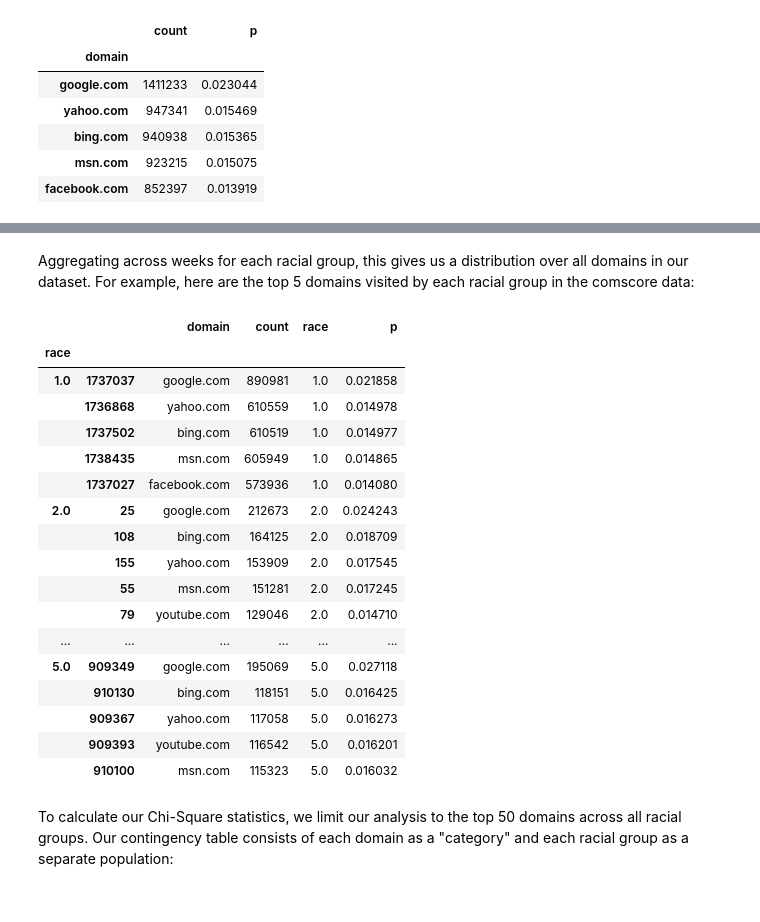
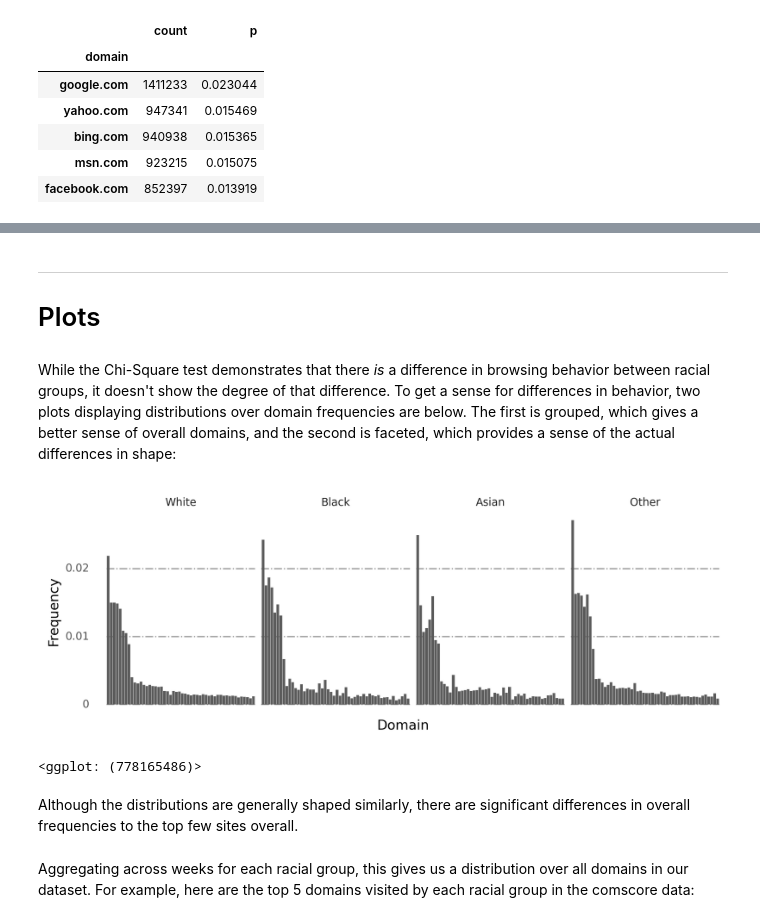
Before and after one commit to aberke/floc-analysis, a Jupyter notebook: notebooks/sensitivity-by-race-by-domain-visit-frequency.ipynb, the cells around one changed output, grey strips where cells are left out. Saved outputs shown, nothing was run; the diff lists cells and outputs as text; code cells hidden in the pictures.

```diff
--- a/notebooks/sensitivity-by-race-by-domain-visit-frequency.ipynb
+++ b/notebooks/sensitivity-by-race-by-domain-visit-frequency.ipynb
@@ -128,5 +91,6 @@ race_distributions.head()
 # %%
 all_distribution = (race_distributions
+ .query("race != 6.0")
  .drop(['race', 'p'], axis=1)
  .groupby('domain')
  .aggregate({'count': sum})
@@ -156,0 +193,15 @@ top_domains.head()
+# %% [markdown]
+---
+# Plots
+# %% [markdown]
+While the Chi-Square test demonstrates that there *is* a difference in browsing behavior between racial groups, it doesn't show the degree of that difference. To get a sense for differences in behavior, two plots displaying distributions over domain frequencies are below. The first is grouped, which gives a better sense of overall domains, and the second is faceted, which provides a sense of the actual differences in shape:
+# %%
+# get top 50 for demonstration
+top_domains = all_distribution.nlargest(50, columns='p')
+race_dist_df = race_distributions[race_distributions.domain.isin(top_domains.index)]
+
+race_X = (race_dist_df
+ [['domain', 'race', 'count']]
+ .pivot(index='domain', columns='race')
+          # calc frequencies
+)
@@ -157,28 +232,37 @@ top_domains.head()
+# %%
+from plotnine import geom_density, geom_col
+(plot_df
+ # reorder
+ .assign(race=lambda x: x.race.cat.reorder_categories([
+     "white",
+     "black",
+     "asian",
+     "other",
+     "control",
+     "any"]))
+ # remove any and control
+ .query("race != 'any' & race != 'control'")
+ # capitalize for plot titles
+ .assign(race=lambda x: x.race.cat.rename_categories(lambda x: x.capitalize()))
+ .pipe(lambda x:
+     ggplot(x, aes(x='reorder(domain, -p_any)', y='p')) +
+#       geom_density() +
+     geom_col(position='dodge', width=0.9, alpha=1) +
+     theme_minimal() +
+     theme(axis_text_x=element_blank(),
+          panel_grid=element_blank(),
+          panel_grid_major_y = element_line(linetype='dashdot', size=1, alpha=0.4)) +
+#          panel_grid_minor_y = element_line(linetype='dashed', size=0.4, alpha=0.4)) +
+     labs(x="Domain", y="Frequency") +
+     facet_wrap('~race', nrow=1) +
+     theme(legend_position='bottom',
+           dpi=300,
+           figure_size=(9,3))
+))
+# %% [output]
+[figure, added]
+<ggplot: (778165486)>
+# %% [markdown]
+Although the distributions are generally shaped similarly, there are significant differences in overall frequencies to the top few sites overall.
 # %% [markdown]
 Aggregating across weeks for each racial group, this gives us a distribution over all domains in our dataset. For example, here are the top 5 domains visited by each racial group in the comscore data:
-# %%
-(race_distributions
- .groupby('race')
- .apply(lambda x: x.nlargest(5, columns='p'))
-)
-# %% [output]
-|  |  | domain | count | race | p |
-| race |  |  |  |  |  |
-| 1.0 | 1737037 | google.com | 890981 | 1.0 | 0.021858 |
-|  | 1736868 | yahoo.com | 610559 | 1.0 | 0.014978 |
-|  | 1737502 | bing.com | 610519 | 1.0 | 0.014977 |
-|  | 1738435 | msn.com | 605949 | 1.0 | 0.014865 |
-|  | 1737027 | facebook.com | 573936 | 1.0 | 0.014080 |
-| 2.0 | 25 | google.com | 212673 | 2.0 | 0.024243 |
-|  | 108 | bing.com | 164125 | 2.0 | 0.018709 |
-|  | 155 | yahoo.com | 153909 | 2.0 | 0.017545 |
-|  | 55 | msn.com | 151281 | 2.0 | 0.017245 |
-|  | 79 | youtube.com | 129046 | 2.0 | 0.014710 |
-| ... | ... | ... | ... | ... | ... |
-| 5.0 | 909349 | google.com | 195069 | 5.0 | 0.027118 |
-|  | 910130 | bing.com | 118151 | 5.0 | 0.016425 |
-|  | 909367 | yahoo.com | 117058 | 5.0 | 0.016273 |
-|  | 909393 | youtube.com | 116542 | 5.0 | 0.016201 |
-|  | 910100 | msn.com | 115323 | 5.0 | 0.016032 |
-# %% [markdown]
-To calculate our Chi-Square statistics, we limit our analysis to the top 50 domains across all racial groups. Our contingency table consists of each domain as a "category" and each racial group as a separate population:
```
Also changed, not shown: parts of 33 cells of this notebook.
